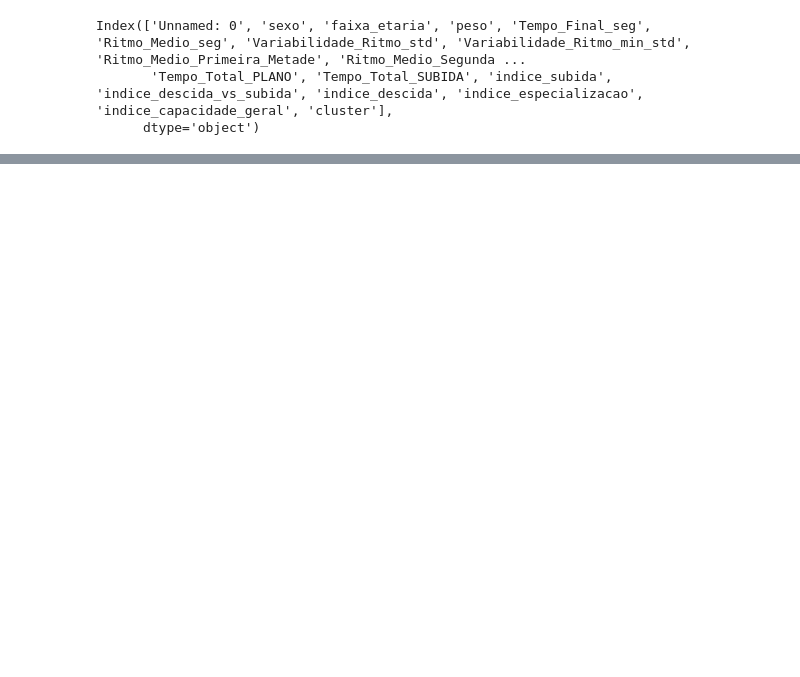
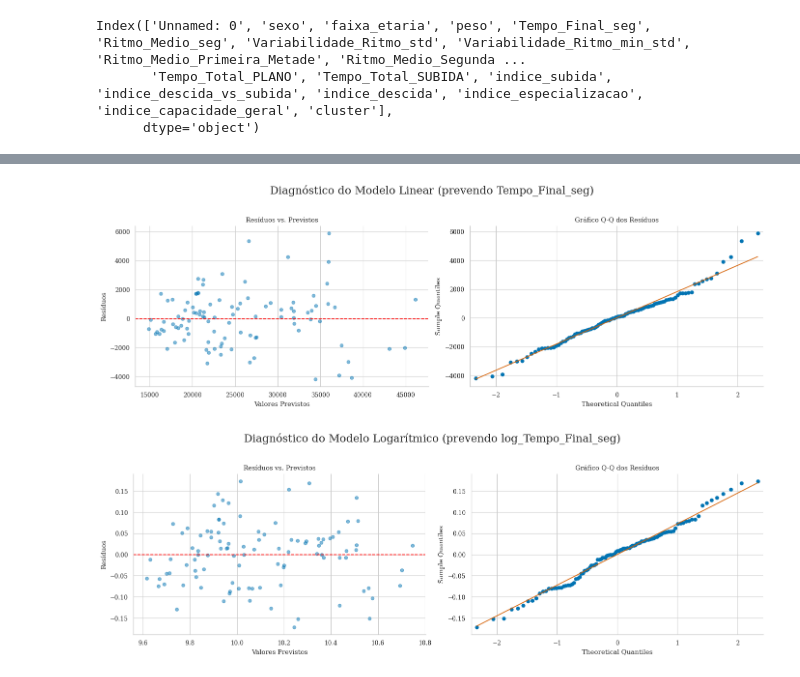
Before and after one commit to joaomts/-strava_analytics, a Jupyter notebook: analises_finais.ipynb, the cells around one changed output, grey strips where cells are left out. Cells and saved outputs as stored; diff of their text form; code cells hidden in the pictures; blank space fills up the shorter version.

```diff
--- a/analises_finais.ipynb
+++ b/analises_finais.ipynb
@@ -1056,0 +1323,7 @@ perfis_clusters2.head()
+# %%
+# --- Para analisar o melhor modelo em mais detalhe ---
+print("\n--- Resumo do Melhor Modelo (com base no menor AIC) ---")
+
+# Ajusta novamente o melhor modelo para mostrar seu resumo completo
+melhor_modelo = m_log1.fit()
+print(melhor_modelo.summary())
@@ -1056,0 +1348,47 @@ perfis_clusters2.head()
+# %%
+import matplotlib.pyplot as plt
+import statsmodels.api as sm
+import numpy as np
+
+# Supondo que 'm_linear' e 'm_log1' são seus melhores modelos de cada tipo.
+# Primeiro, precisamos ajustar (treinar) os modelos.
+resultados_linear = m4.fit()
+resultados_log = m_log1.fit()
+
+
+def plotar_diagnostico_residuos(resultados, titulo):
+    """
+    Função para gerar gráficos de diagnóstico de resíduos para um modelo ajustado.
+    """
+    fig, axs = plt.subplots(1, 2, figsize=(14, 5))
+    fig.suptitle(titulo, fontsize=16)
+
+    # 1. Gráfico de Resíduos vs. Valores Previstos (para checar Homocedasticidade)
+    previsoes = resultados.predict()
+    residuos = resultados.resid
+    axs[0].scatter(previsoes, residuos, alpha=0.5)
+    axs[0].axhline(0, color="red", linestyle="--")
+    axs[0].set_xlabel("Valores Previstos")
+    axs[0].set_ylabel("Resíduos")
+    axs[0].set_title("Resíduos vs. Previstos")
+
+    # 2. Gráfico Q-Q dos Resíduos (para checar Normalidade)
+    sm.qqplot(residuos, line="s", ax=axs[1])
+    axs[1].set_title("Gráfico Q-Q dos Resíduos")
+
+    plt.tight_layout(rect=[0, 0.03, 1, 0.95])
+    plt.show()
+
+
+# Gerar os gráficos para o melhor modelo LINEAR
+plotar_diagnostico_residuos(
+    resultados_linear, "Diagnóstico do Modelo Linear (prevendo Tempo_Final_seg)"
+)
+
+# Gerar os gráficos para o melhor modelo LOG
+plotar_diagnostico_residuos(
+    resultados_log, "Diagnóstico do Modelo Logarítmico (prevendo log_Tempo_Final_seg)"
+)
+# %% [output]
+[figure, added]
+[figure, added]
```
Also changed, not shown: parts of 13 cells of this notebook.
